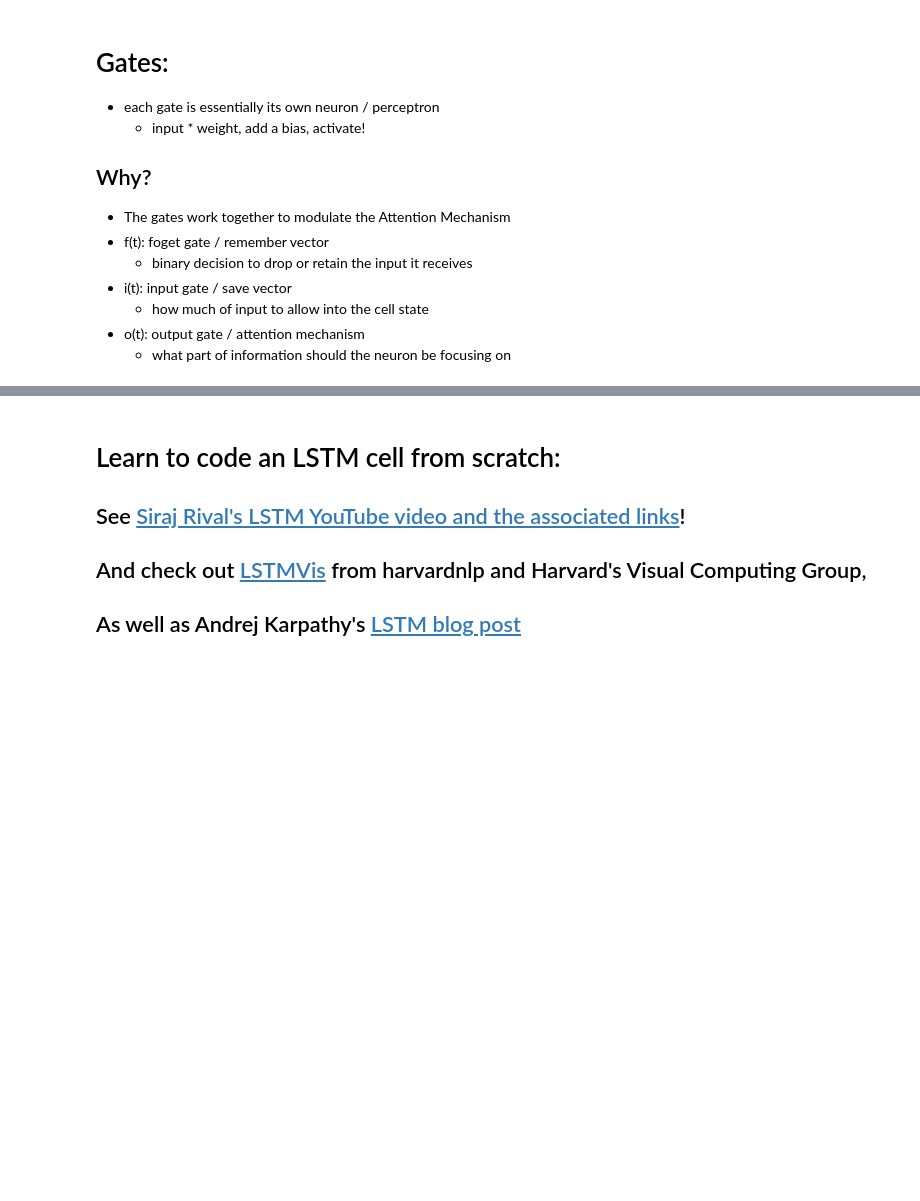
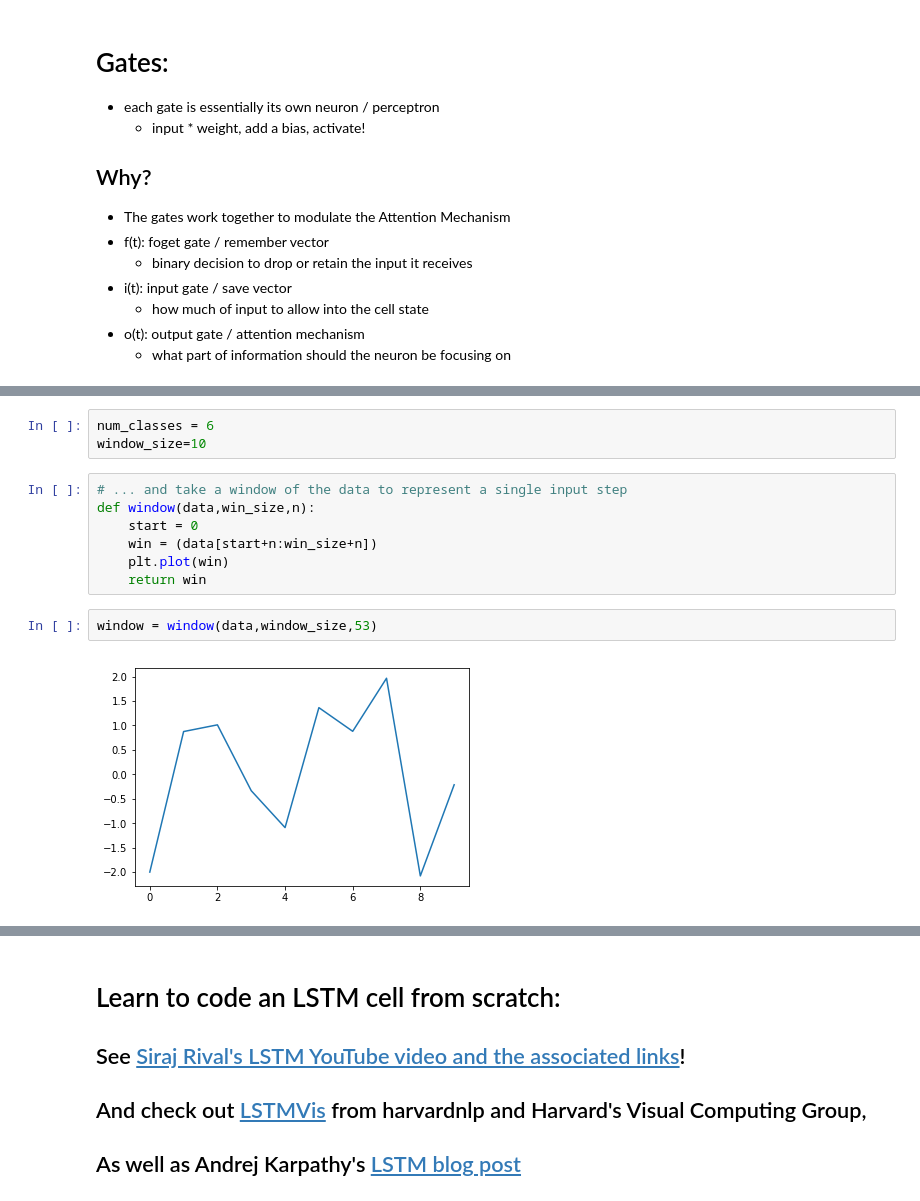
Before and after one commit to quinngroup/qrg-talks, a Jupyter notebook: 2018/sep26_clm_accelstm/accelstm_qrg_presF18.ipynb, the cells around one changed output, grey strips where cells are left out. Drawn from its saved outputs; the diff is of its cells as text; blank space fills up the shorter version.

```diff
--- a/2018/sep26_clm_accelstm/accelstm_qrg_presF18.ipynb
+++ b/2018/sep26_clm_accelstm/accelstm_qrg_presF18.ipynb
@@ -204,0 +248,14 @@ where ⊗ represents element-wise multiplication </p>
+# %%
+num_classes = 6
+window_size=10
+# %%
+# ... and take a window of the data to represent a single input step
+def window(data,win_size,n):
+    start = 0
+    win = (data[start+n:win_size+n])
+    plt.plot(win)
+    return win
+# %%
+window = window(data,window_size,53)
+# %% [output]
+[figure, added]
```
Also changed, not shown: parts of 11 cells of this notebook, 1 other file.
